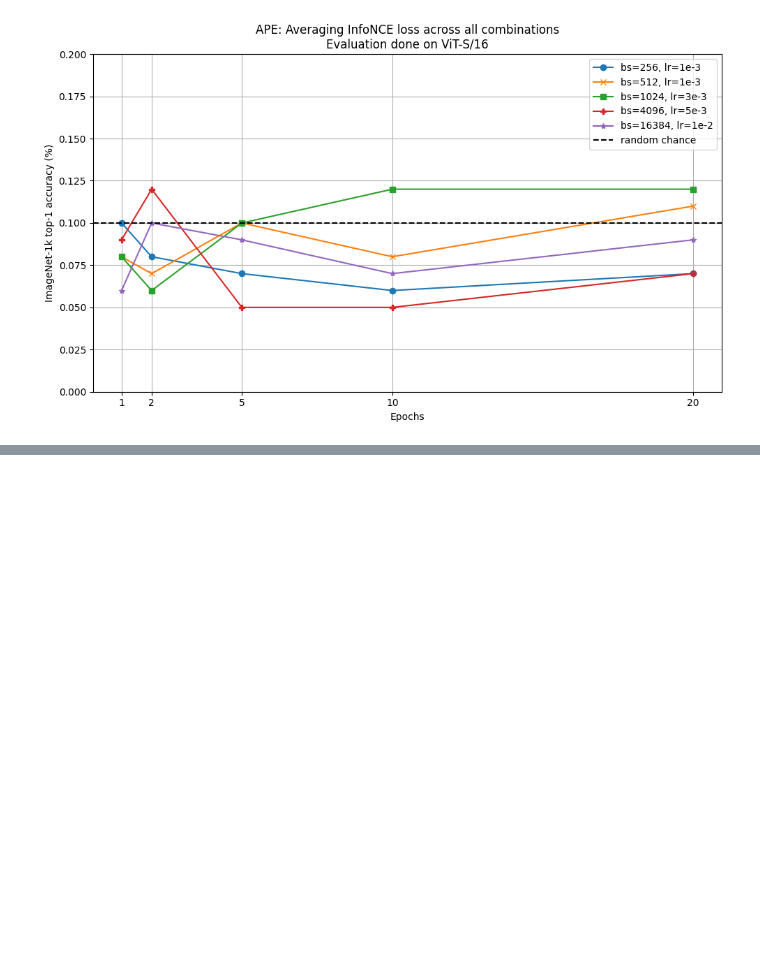
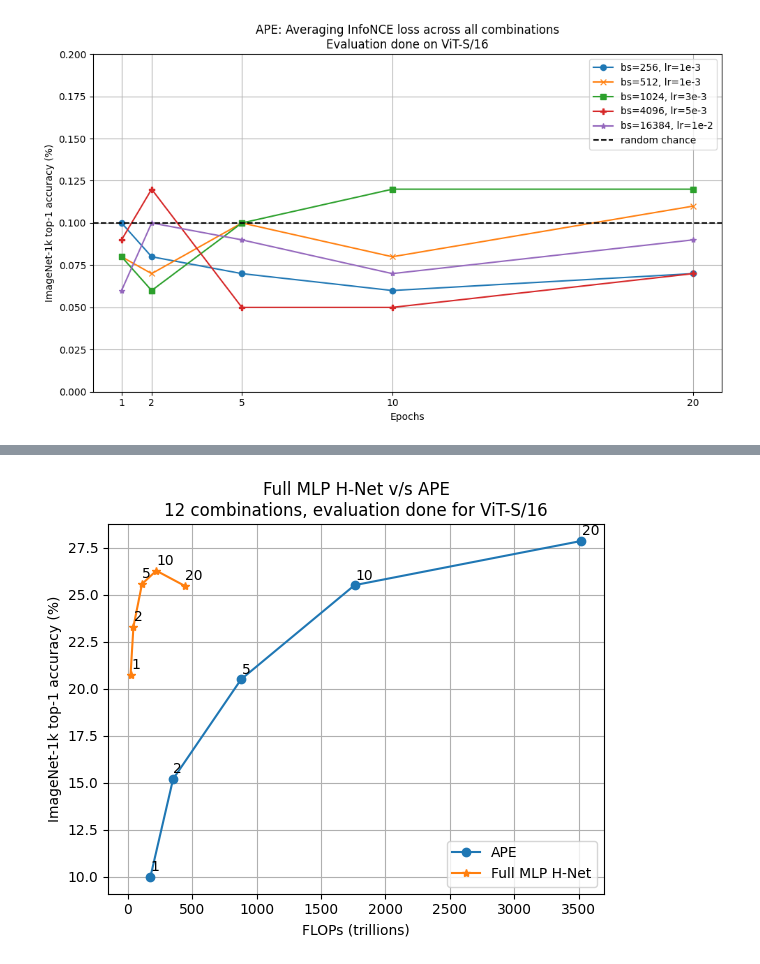
Before and after one commit to jaisidhsingh/hypa-new, a Jupyter notebook: hyperalignment/plot.ipynb, the cells around one changed output, grey strips where cells are left out. Drawn from its saved outputs; the diff is of its cells as text; code cells hidden in the pictures; blank space fills up the shorter version.

```diff
--- a/hyperalignment/plot.ipynb
+++ b/hyperalignment/plot.ipynb
@@ -51,0 +110,26 @@ for bench in benchmarks:
+# %%
+
+hnet = {'exp_name': 'hnet_12-4_fmlp_c-32_bs-512_lr-1e-2', 'seed': 0, 'eval': {'epoch_1': {'cifar10': 89.79, 'cifar100': 44.31, 'imagenet1k': 20.74}, 'epoch_2': {'cifar10': 90.68, 'cifar100': 48.19, 'imagenet1k': 23.29}, 'epoch_5': {'cifar10': 90.97, 'cifar100': 51.7, 'imagenet1k': 25.56}, 'epoch_10': {'cifar10': 90.48, 'cifar100': 53.25, 'imagenet1k': 26.27}, 'epoch_20': {'cifar10': 90.36, 'cifar100': 52.6, 'imagenet1k': 25.46}}}
+hnet_accs = [hnet["eval"][f"epoch_{e}"]["imagenet1k"] for e in [1, 2, 5, 10, 20]]
+hnet_flops = [22.165 * e for e in [1, 2, 5, 10, 20]]
+
+ape_accs = [10.0, 15.2, 20.5, 25.5, 27.85]
+ape_flops = [14.675 * e * 12 for e in [1, 2, 5, 10, 20]]
+
+plt.plot(ape_flops, ape_accs, label="APE", marker="o")
+plt.plot(hnet_flops, hnet_accs, label="Full MLP H-Net", marker="*")
+plt.xlabel("FLOPs (trillions)")
+plt.ylabel("ImageNet-1k top-1 accuracy (%)")
+plt.legend()
+plt.grid(True)
+
+epochs = [1, 2, 5, 10, 20]
+for i, ep in enumerate(epochs):
+    plt.annotate(f"{ep}", (ape_flops[i] + 3, ape_accs[i] + 0.3))
+    plt.annotate(f"{ep}", (hnet_flops[i] + 3, hnet_accs[i] + 0.3))
+
+plt.title("Full MLP H-Net v/s APE\n12 combinations, evaluation done for ViT-S/16")
+
+plt.show()
+# %% [output]
+[figure, added]
```
Also changed, not shown: parts of 3 cells of this notebook, 1 other file.
